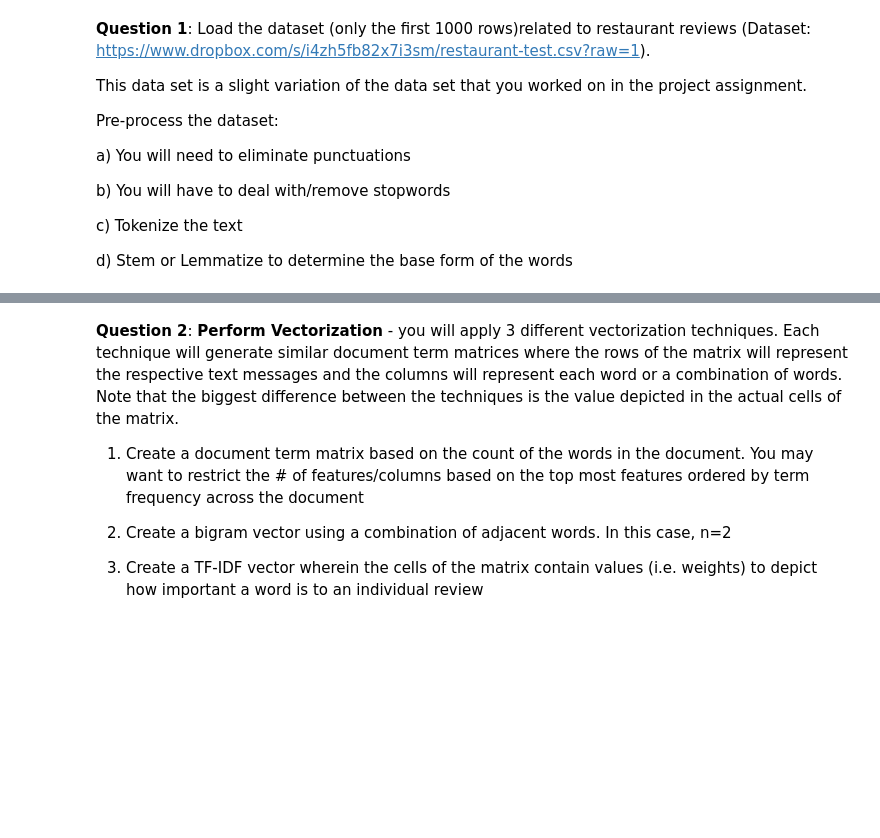
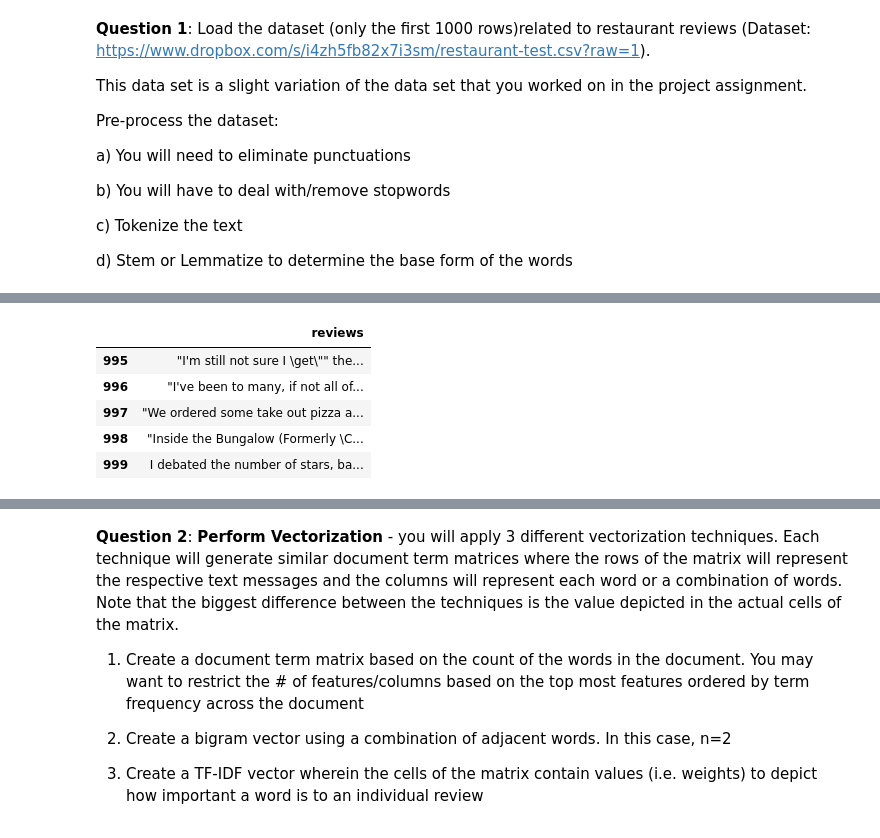
Before and after one commit to schwaaweb/aimlds1_11-NLP, a Jupyter notebook: F11_SC_DJ_NLP_Sprint_Challenge.ipynb, the cells around one changed output, grey strips where cells are left out. Cells and saved outputs as stored; diff of their text form; code cells hidden in the pictures; blank space fills up the shorter version.

```diff
--- a/F11_SC_DJ_NLP_Sprint_Challenge.ipynb
+++ b/F11_SC_DJ_NLP_Sprint_Challenge.ipynb
@@ -20,0 +91,9 @@ d) Stem or Lemmatize to determine the base form of the words
+# %%
+df.tail()
+# %% [output]
+|  | reviews |
+| 995 | "I'm still not sure I \get\"" the... |
+| 996 | "I've been to many, if not all of... |
+| 997 | "We ordered some take out pizza a... |
+| 998 | "Inside the Bungalow (Formerly \C... |
+| 999 | I debated the number of stars, ba... |
```
Also changed, not shown: parts of 18 cells of this notebook, 1 other file.
